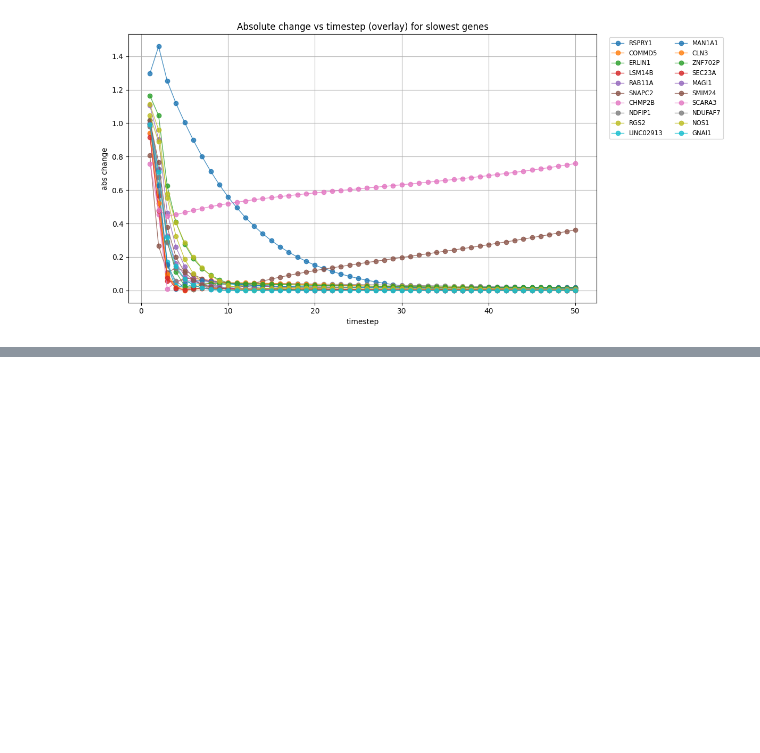
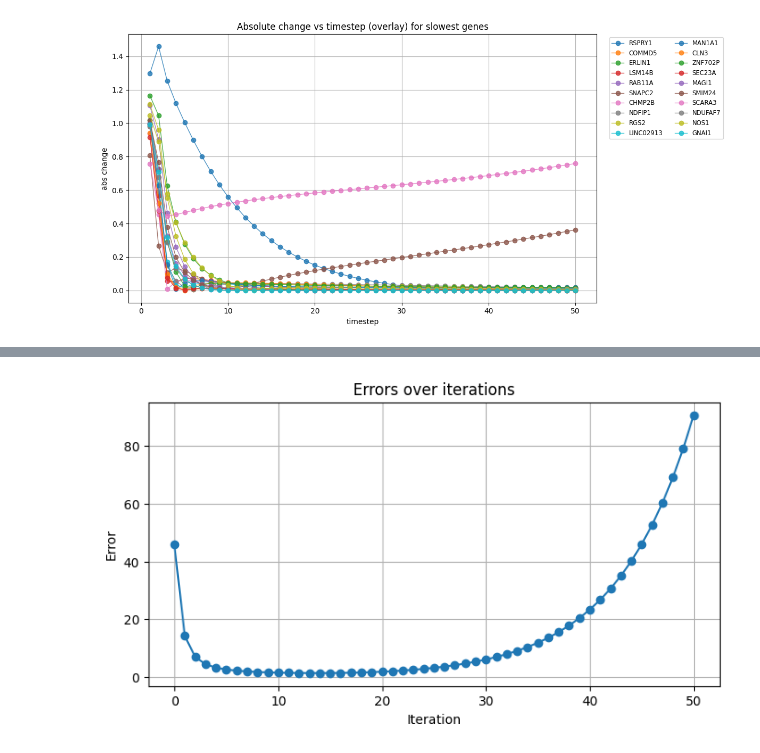
Before and after one commit to hanara2112/methylnet, a Jupyter notebook: analysis.ipynb, the cells around one changed output, grey strips where cells are left out. Cells and saved outputs as stored; diff of their text form; code cells hidden in the pictures; blank space fills up the shorter version.

```diff
--- a/analysis.ipynb
+++ b/analysis.ipynb
@@ -128,0 +251,16 @@ plt.show()
+# %%
+file = np.load("./simulation_history_300.npz")
+# %%
+xs = file["Xs"]
+us = file["Us"]
+errors = file["errs"]
+
+plt.figure(figsize=(8,4))
+plt.plot(errors, marker='o', linestyle='-')
+plt.xlabel('Iteration')
+plt.ylabel('Error')
+plt.title('Errors over iterations')
+plt.grid(True)
+plt.show()
+# %% [output]
+[figure, added]
```
Also changed, not shown: parts of 14 cells of this notebook, 5 other files.
